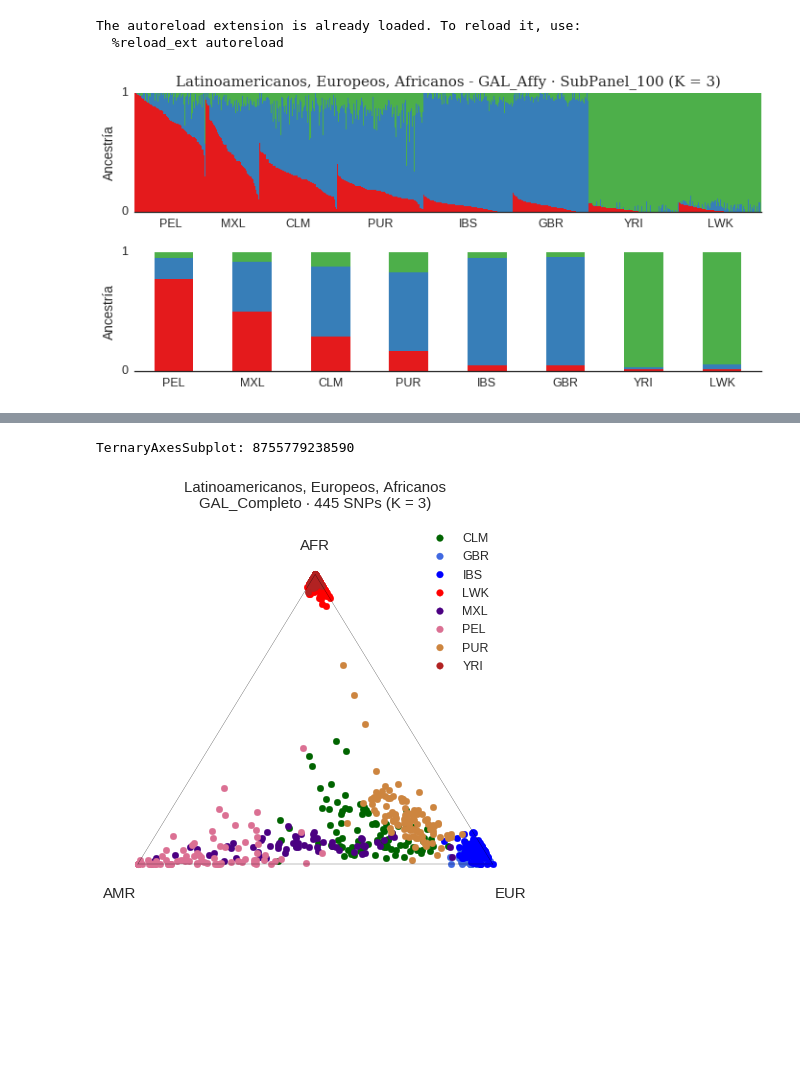
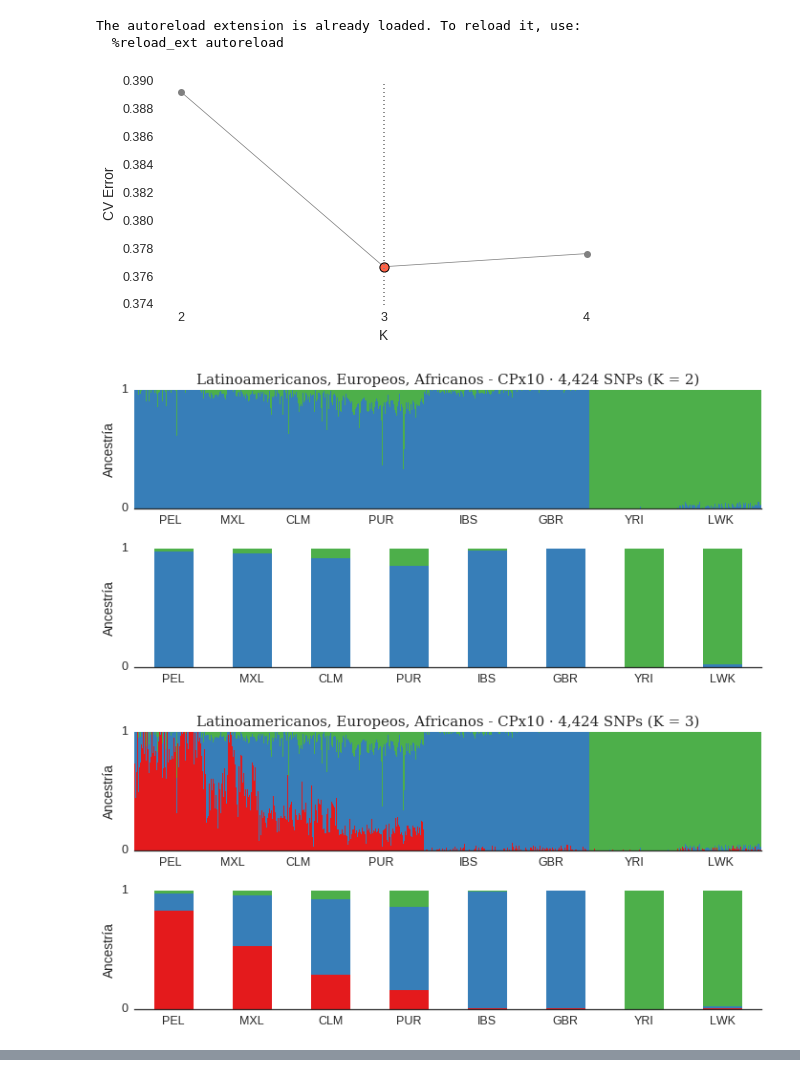
Before and after one commit to jmberros/ancestrator, a Jupyter notebook: admixture.ipynb, the cells around one changed output, grey strips where cells are left out. Saved outputs shown, nothing was run; the diff lists cells and outputs as text; code cells hidden in the pictures; blank space fills up the shorter version.

Commit message:
read and plot admixture cv errors

```diff
--- a/admixture.ipynb
+++ b/admixture.ipynb
@@ -15,41 +15,48 @@ The autoreload extension is already loaded. To reload it, use:
 # %%
 from itertools import product
 
 sns.set_context('notebook',font_scale=1.25)
 sns.set_style('white')
 
 source_labels = ['1000Genomes']
 samplegroup_labels = ['LEA']
 panel_labels = [
- 'GAL_Affy_SubPanel_100',
- 'GAL_Affy_SubPanel_75',
- 'GAL_Affy_SubPanel_60',
- 'GAL_Affy_SubPanel_65',
- 'GAL_Affy_SubPanel_50',
- 'GAL_Affy_SubPanel_45',
- 'GAL_Affy_SubPanel_40',
- 'GAL_Affy_SubPanel_35',
- 'GAL_Affy_SubPanel_30',
- 'GAL_Affy_SubPanel_20',
- 'GAL_Affy_SubPanel_10',
- 'GAL_Affy_SubPanel_5'
+    'CPx10',
+#  'GAL_Affy_SubPanel_100',
+#  'GAL_Affy_SubPanel_75',
+#  'GAL_Affy_SubPanel_60',
+#  'GAL_Affy_SubPanel_65',
+#  'GAL_Affy_SubPanel_50',
+#  'GAL_Affy_SubPanel_45',
+#  'GAL_Affy_SubPanel_40',
+#  'GAL_Affy_SubPanel_35',
+#  'GAL_Affy_SubPanel_30',
+#  'GAL_Affy_SubPanel_20',
+#  'GAL_Affy_SubPanel_10',
+#  'GAL_Affy_SubPanel_5'
 ]
-Ks = [3]
+Ks = [2, 3, 4]
 
 combo = product(source_labels, panel_labels, samplegroup_labels)
 
 for source_label, panel_label, samplegroup_label in combo:
     dataset = Dataset(source_label, samplegroup_label, panel_label)
     admixture = dataset.admixture(Ks=Ks, cores=4)
+
+    admixture.plot_cv_errors()
 
     for K in Ks:
         fig, (ax1, ax2) = plt.subplots(2, 1, figsize=(10, 5))
         admixture.plot(ax=ax1, K=K)
         admixture.plot(ax=ax2, K=K, population_means=True)
         ax2.set_title('')
 
         plt.tight_layout()
         plt.show()
-    break
+
+        if K == 3:
+            admixture.plot_triangle()
 # %% [output]
-[figure, old version]
+[figure, new version]
+[figure, added]
+[figure, added]
@@ -56,9 +64,0 @@ for source_label, panel_label, samplegroup_label in combo:
-# %%
-sns.set_style('white')
-
-dataset = Dataset('1000Genomes', 'LEA', 'GAL_Completo')
-admixture = dataset.admixture(Ks=[3])
-admixture.plot_triangle()
-# %% [output]
-TernaryAxesSubplot: 8755779238590
-[figure, removed]
```
Also changed, not shown: parts of 6 cells of this notebook, 4 other files.
